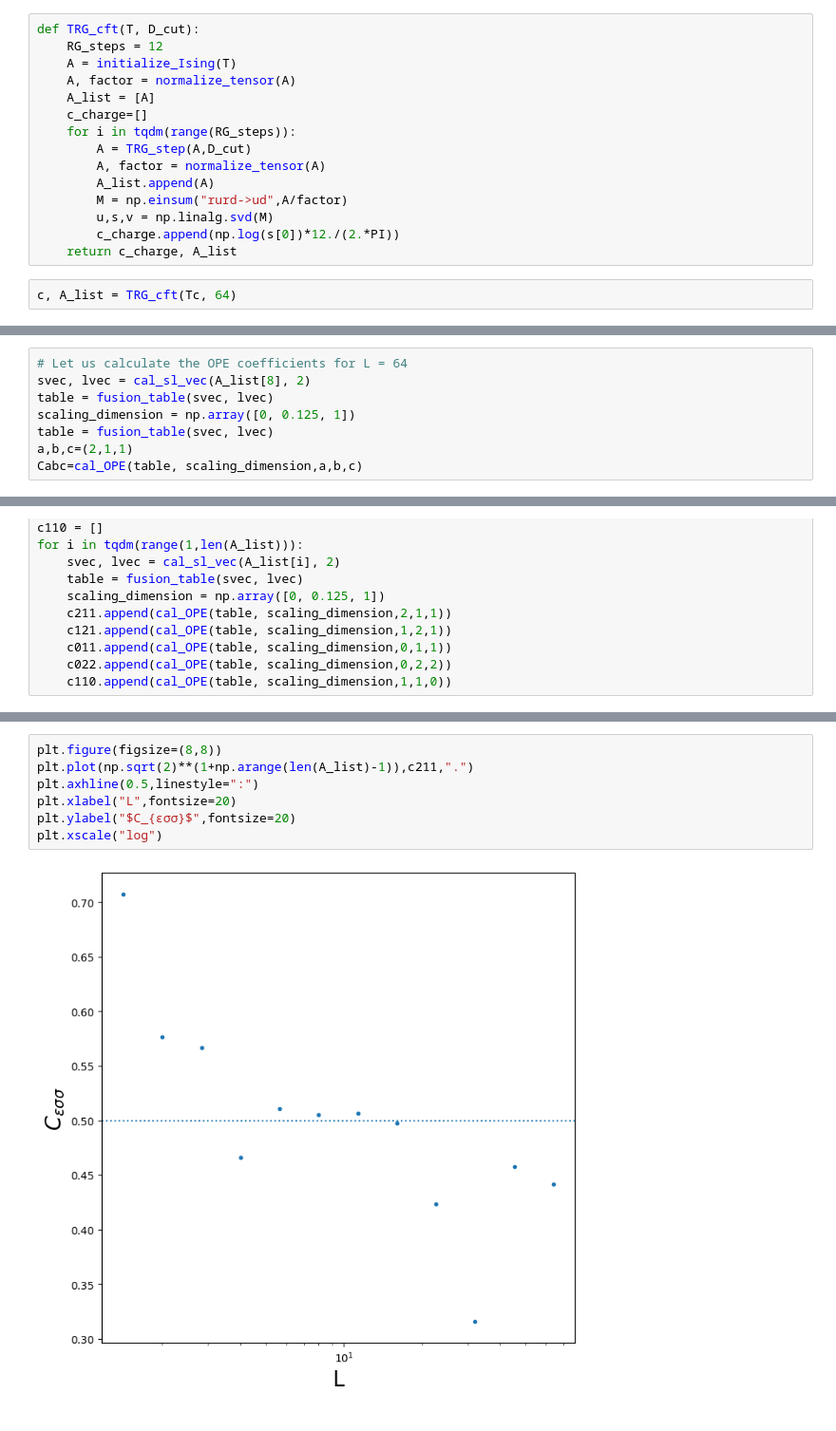
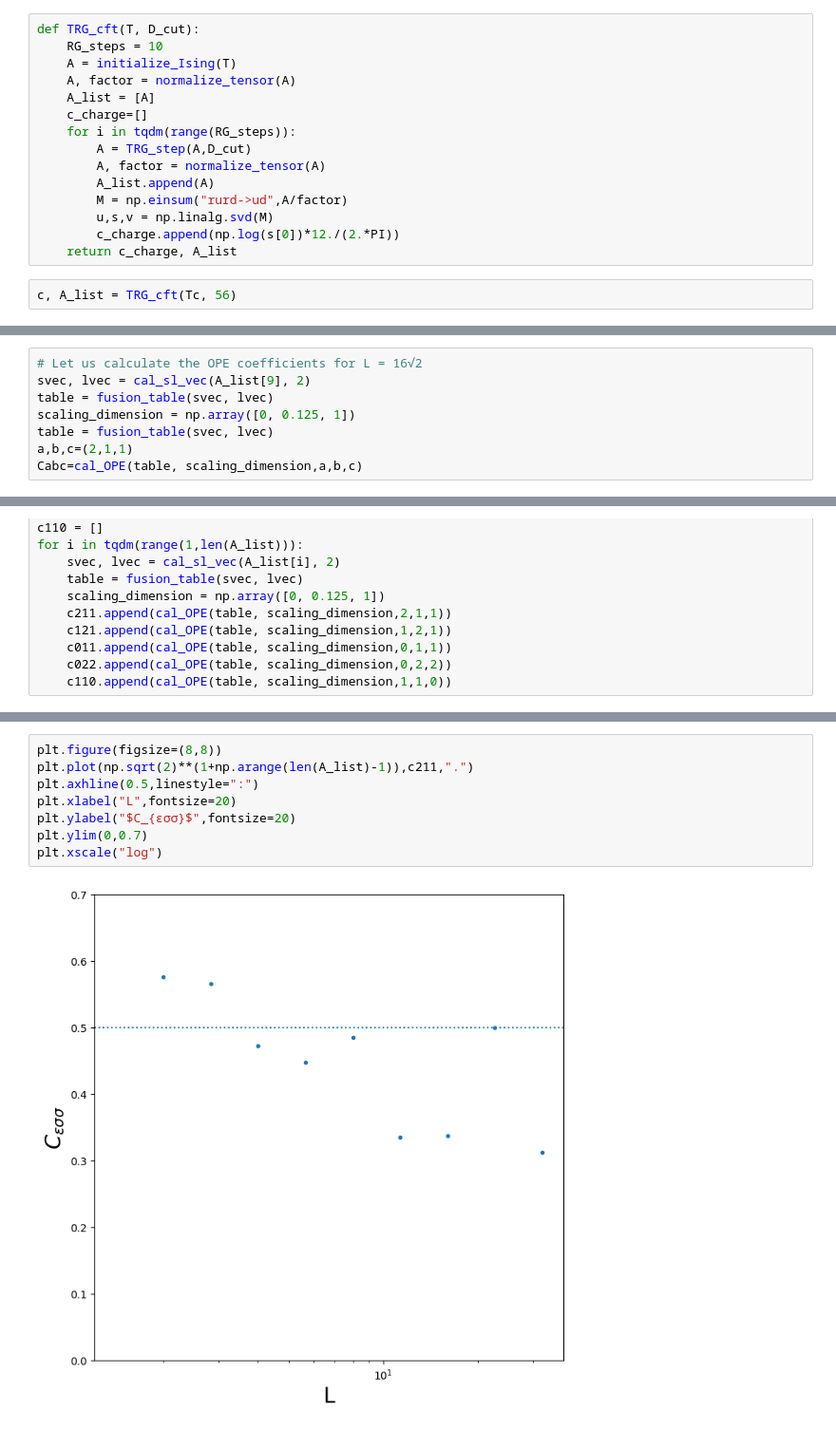
Before and after one commit to dartsushi/Loop-TNR_RGflow, a Jupyter notebook: TRG_tutorial/TRG_OPE_coefficients.ipynb, the cells around one changed output, grey strips where cells are left out. Shown at 95% size. Drawn from its saved outputs; the diff is of its cells as text.

```diff
--- a/TRG_tutorial/TRG_OPE_coefficients.ipynb
+++ b/TRG_tutorial/TRG_OPE_coefficients.ipynb
@@ -14,7 +14,7 @@ Tc=2./np.log(np.sqrt(2)+1)
 ### First, we make a list of renormalized tensor $T^{(n)}$
 # %%
 def TRG_cft(T, D_cut):
-    RG_steps = 12
+    RG_steps = 10
     A = initialize_Ising(T)
     A, factor = normalize_tensor(A)
     A_list = [A]
@@ -28,7 +28,7 @@ def TRG_cft(T, D_cut):
         c_charge.append(np.log(s[0])*12./(2.*PI))
     return c_charge, A_list
 # %%
-c, A_list = TRG_cft(Tc, 64)
+c, A_list = TRG_cft(Tc, 56)
 # %% [markdown]
 ### The computed central charge is close to the theoretical value $c=\frac{1}{2}$
 # %%
@@ -84,8 +84,8 @@ def cal_OPE(table, sd, alpha, beta, gamma):
     c=Aabc/AIII/2**(sd[alpha]-2*sd[beta]-2*sd[gamma])
     return c
 # %%
-# Let us calculate the OPE coefficients for L = 64
-svec, lvec = cal_sl_vec(A_list[8], 2)
+# Let us calculate the OPE coefficients for L = 16√2
+svec, lvec = cal_sl_vec(A_list[9], 2)
 table = fusion_table(svec, lvec)
 scaling_dimension = np.array([0, 0.125, 1])
 table = fusion_table(svec, lvec)
@@ -170,12 +172,13 @@ for i in tqdm(range(1,len(A_list))):
 # %%
 plt.figure(figsize=(8,8))
 plt.plot(np.sqrt(2)**(1+np.arange(len(A_list)-1)),c211,".")
 plt.axhline(0.5,linestyle=":")
 plt.xlabel("L",fontsize=20)
 plt.ylabel("$C_{εσσ}$",fontsize=20)
+plt.ylim(0,0.7)
 plt.xscale("log")
 # %% [output]
-[figure, old version]
+[figure, new version]
 # %%
 plt.figure(figsize=(8,8))
 plt.plot(np.sqrt(2)**(1+np.arange(len(A_list)-1)),c121,".")
```
Also changed, not shown: parts of 9 cells of this notebook, 1 other file.
